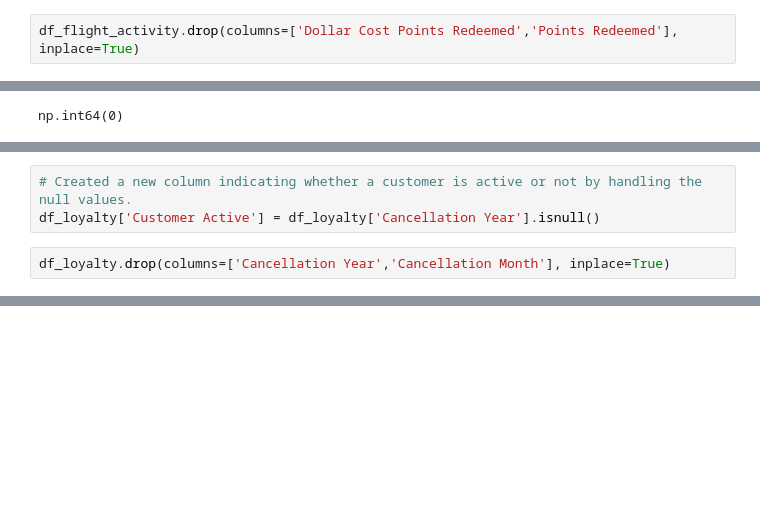
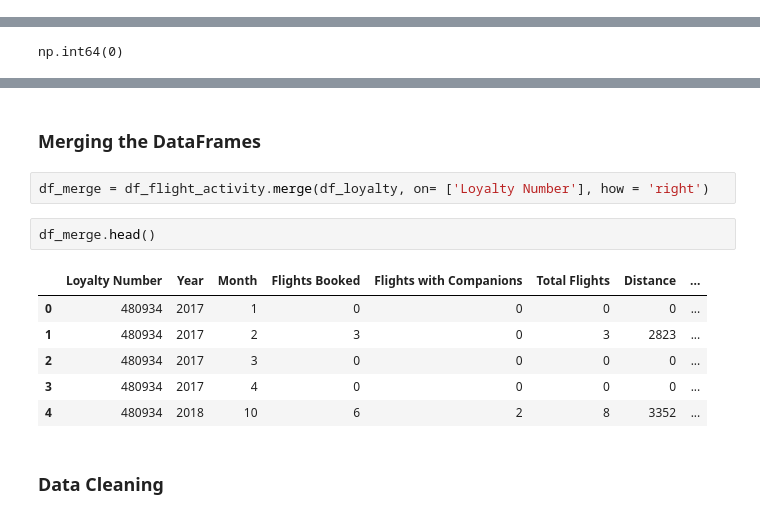
Before and after one commit to Adalab/bda-modulo-3-evaluacion-final-MATC-90, a Jupyter notebook: src/notebooks/01_EDA_Union_y_limpieza.ipynb, the cells around one changed output, grey strips where cells are left out. Saved outputs shown, nothing was run; the diff lists cells and outputs as text; blank space fills up the shorter version.

Commit message:
Finish EDA, merge DataFrames, and begin data cleaning

```diff
--- a/src/notebooks/01_EDA_Union_y_limpieza.ipynb
+++ b/src/notebooks/01_EDA_Union_y_limpieza.ipynb
@@ -136,2 +111,0 @@ Name: count, dtype: int64
-# %%
-df_flight_activity.drop(columns=['Dollar Cost Points Redeemed','Points Redeemed'], inplace=True)
@@ -220,8 +247,3 @@ np.int64(0)
-# %%
-# Created a new column indicating whether a customer is active or not by handling the null values.
-df_loyalty['Customer Active'] = df_loyalty['Cancellation Year'].isnull()
-# %%
-df_loyalty.drop(columns=['Cancellation Year','Cancellation Month'], inplace=True)
 # %%
 df_loyalty.head()
 # %% [output]
@@ -231,3 +253,18 @@ df_loyalty.head()
 | 2 | 429460 | Canada | British Columbia | Vancouver | V6E 3D9 | Male | College | NaN | Single | ... |
 | 3 | 608370 | Canada | Ontario | Toronto | P1W 1K4 | Male | College | NaN | Single | ... |
 | 4 | 530508 | Canada | Quebec | Hull | J8Y 3Z5 | Male | Bachelor | 103495.0 | Married | ... |
+# %% [markdown]
+### Merging the DataFrames
+# %%
+df_merge = df_flight_activity.merge(df_loyalty, on= ['Loyalty Number'], how = 'right')
+# %%
+df_merge.head()
+# %% [output]
+|  | Loyalty Number | Year | Month | Flights Booked | Flights with Companions | Total Flights | Distance | ... |
+| 0 | 480934 | 2017 | 1 | 0 | 0 | 0 | 0 | ... |
+| 1 | 480934 | 2017 | 2 | 3 | 0 | 3 | 2823 | ... |
+| 2 | 480934 | 2017 | 3 | 0 | 0 | 0 | 0 | ... |
+| 3 | 480934 | 2017 | 4 | 0 | 0 | 0 | 0 | ... |
+| 4 | 480934 | 2018 | 10 | 6 | 2 | 8 | 3352 | ... |
+# %% [markdown]
+### Data Cleaning
```
Also changed, not shown: parts of 33 cells of this notebook.
